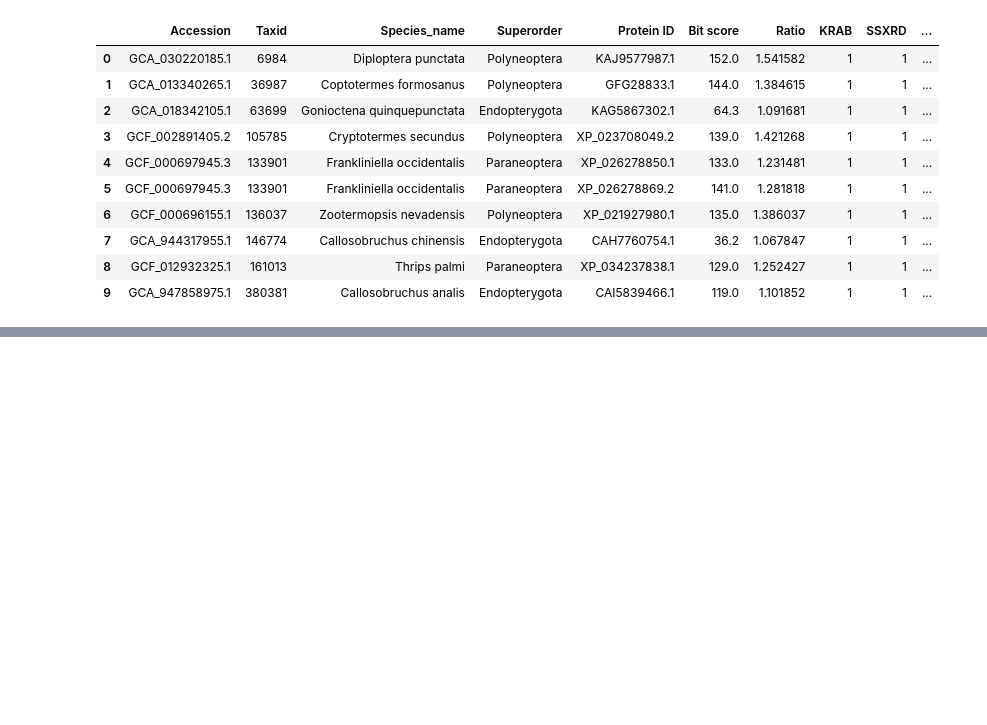
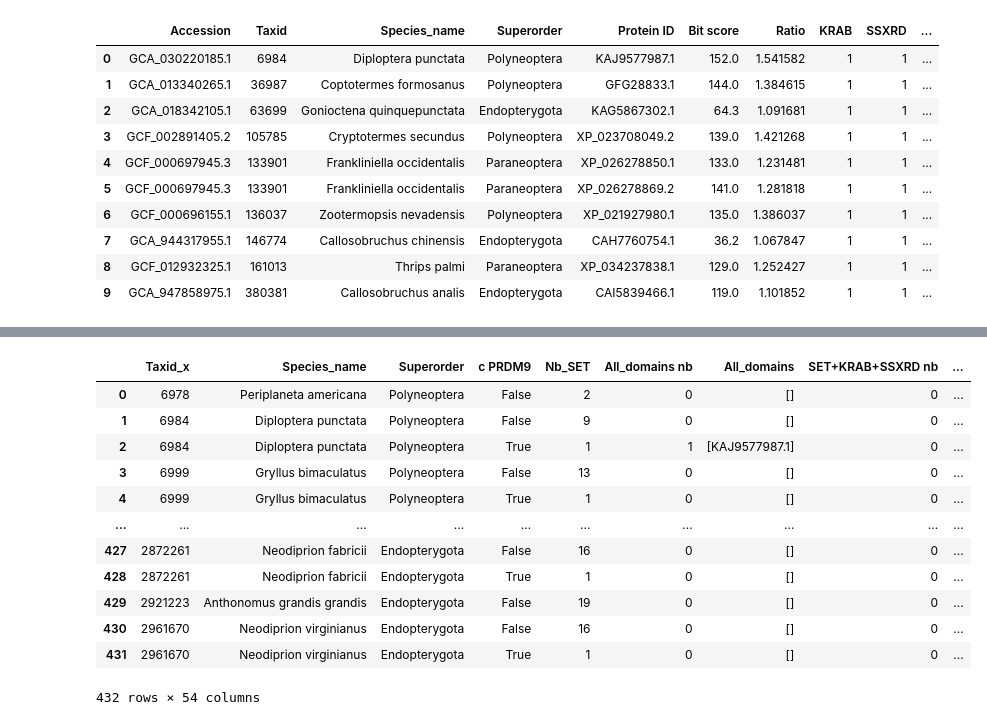
Before and after one commit to simonpenel/stage-automne-2023, a Jupyter notebook: plot_ratios.ipynb, the cells around one changed output, grey strips where cells are left out. Cells and saved outputs as stored; diff of their text form; code cells hidden in the pictures; blank space fills up the shorter version.

```diff
--- a/plot_ratios.ipynb
+++ b/plot_ratios.ipynb
@@ -252,0 +328,23 @@ df_fusion
+# %%
+nombre_lignes_SET = donnees[donnees['SET'] == 1].groupby(['Taxid', 'Species_name','c PRDM9']).size().reset_index(name='Nb_SET')
+synth = synth.merge(nombre_lignes_SET, on=['Taxid', 'Species_name','c PRDM9'], how='left')
+synth['Nb_SET'] = synth['Nb_SET'].fillna(0).astype(int)
+synth = synth[['Taxid', 'Species_name','Superorder','c PRDM9', 'Nb_SET', 'All_domains nb', 'All_domains', 'SET+KRAB+SSXRD nb', 'SET+KRAB+SSXRD', 'SET+KRAB+ZF nb', 'SET+KRAB+ZF', 'KRAB+ZF nb', 'KRAB+ZF', '5+ ZF']]
+# %%
+taxonomy = pd.read_csv('sorted_taxonomy.csv', sep= ';')
+merge= pd.merge(synth, taxonomy, left_on='Species_name', right_on='Species name', how='inner')
+merge = merge.loc[:, ~merge.columns.str.contains('^Unnamed')]
+# %% [output]
+|  | Taxid_x | Species_name | Superorder | c PRDM9 | Nb_SET | All_domains nb | All_domains | SET+KRAB+SSXRD nb | ... |
+| 0 | 6978 | Periplaneta americana | Polyneoptera | False | 2 | 0 | [] | 0 | ... |
+| 1 | 6984 | Diploptera punctata | Polyneoptera | False | 9 | 0 | [] | 0 | ... |
+| 2 | 6984 | Diploptera punctata | Polyneoptera | True | 1 | 1 | [KAJ9577987.1] | 0 | ... |
+| 3 | 6999 | Gryllus bimaculatus | Polyneoptera | False | 13 | 0 | [] | 0 | ... |
+| 4 | 6999 | Gryllus bimaculatus | Polyneoptera | True | 1 | 0 | [] | 0 | ... |
+| ... | ... | ... | ... | ... | ... | ... | ... | ... | ... |
+| 427 | 2872261 | Neodiprion fabricii | Endopterygota | False | 16 | 0 | [] | 0 | ... |
+| 428 | 2872261 | Neodiprion fabricii | Endopterygota | True | 1 | 0 | [] | 0 | ... |
+| 429 | 2921223 | Anthonomus grandis grandis | Endopterygota | False | 19 | 0 | [] | 0 | ... |
+| 430 | 2961670 | Neodiprion virginianus | Endopterygota | False | 16 | 0 | [] | 0 | ... |
+| 431 | 2961670 | Neodiprion virginianus | Endopterygota | True | 1 | 0 | [] | 0 | ... |
+432 rows × 54 columns
```
Also changed, not shown: parts of 15 cells of this notebook, 8 other files.
